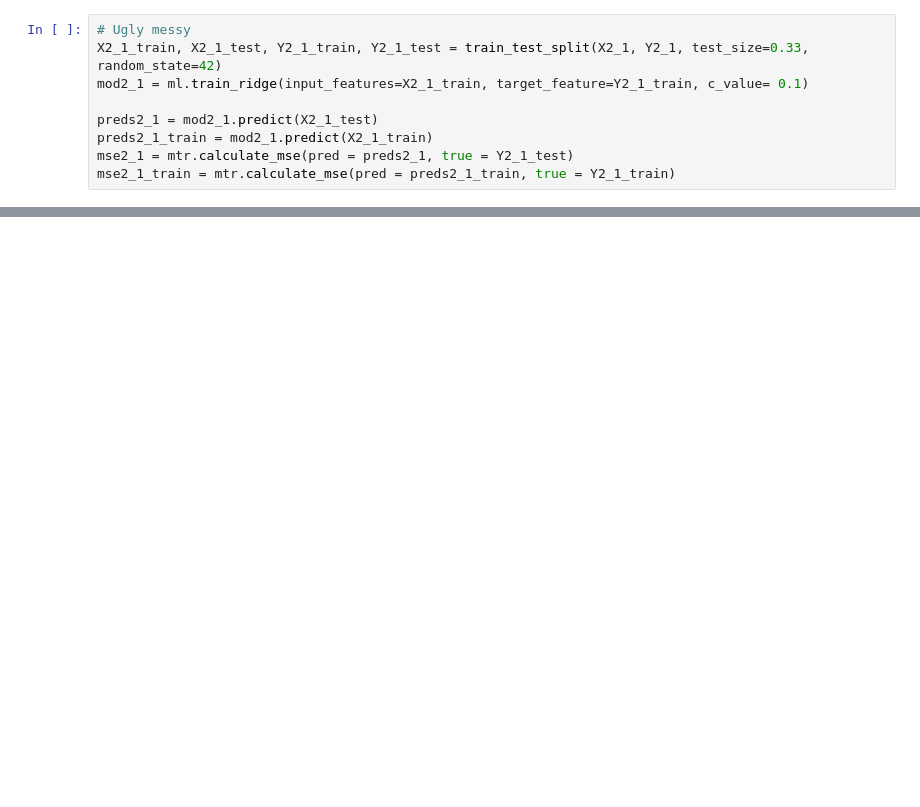
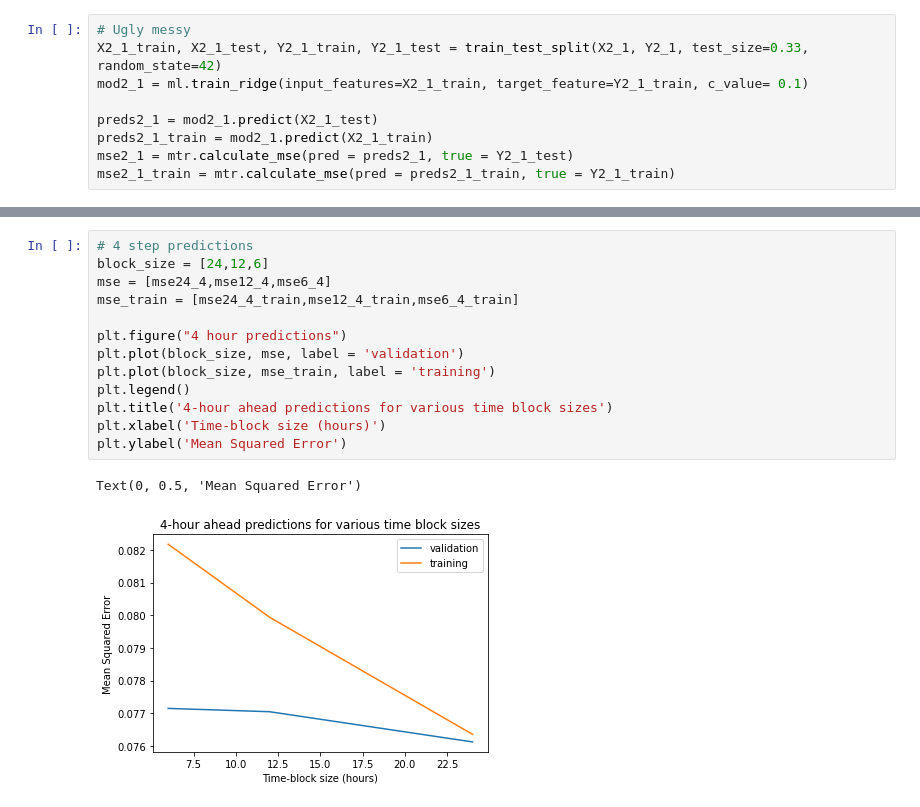
Before and after one commit to daltHub/machine_learning_project, a Jupyter notebook: time_series_regression.ipynb, the cells around one changed output, grey strips where cells are left out. Cells and saved outputs as stored; diff of their text form; blank space fills up the shorter version.

```diff
--- a/time_series_regression.ipynb
+++ b/time_series_regression.ipynb
@@ -416,0 +449,16 @@ mse2_1_train = mtr.calculate_mse(pred = preds2_1_train, true = Y2_1_train)
+# %%
+# 4 step predictions
+block_size = [24,12,6]
+mse = [mse24_4,mse12_4,mse6_4]
+mse_train = [mse24_4_train,mse12_4_train,mse6_4_train]
+
+plt.figure("4 hour predictions")
+plt.plot(block_size, mse, label = 'validation')
+plt.plot(block_size, mse_train, label = 'training')
+plt.legend()
+plt.title('4-hour ahead predictions for various time block sizes')
+plt.xlabel('Time-block size (hours)')
+plt.ylabel('Mean Squared Error')
+# %% [output]
+Text(0, 0.5, 'Mean Squared Error')
+[figure, added]
```
Also changed, not shown: parts of 7 cells of this notebook.
